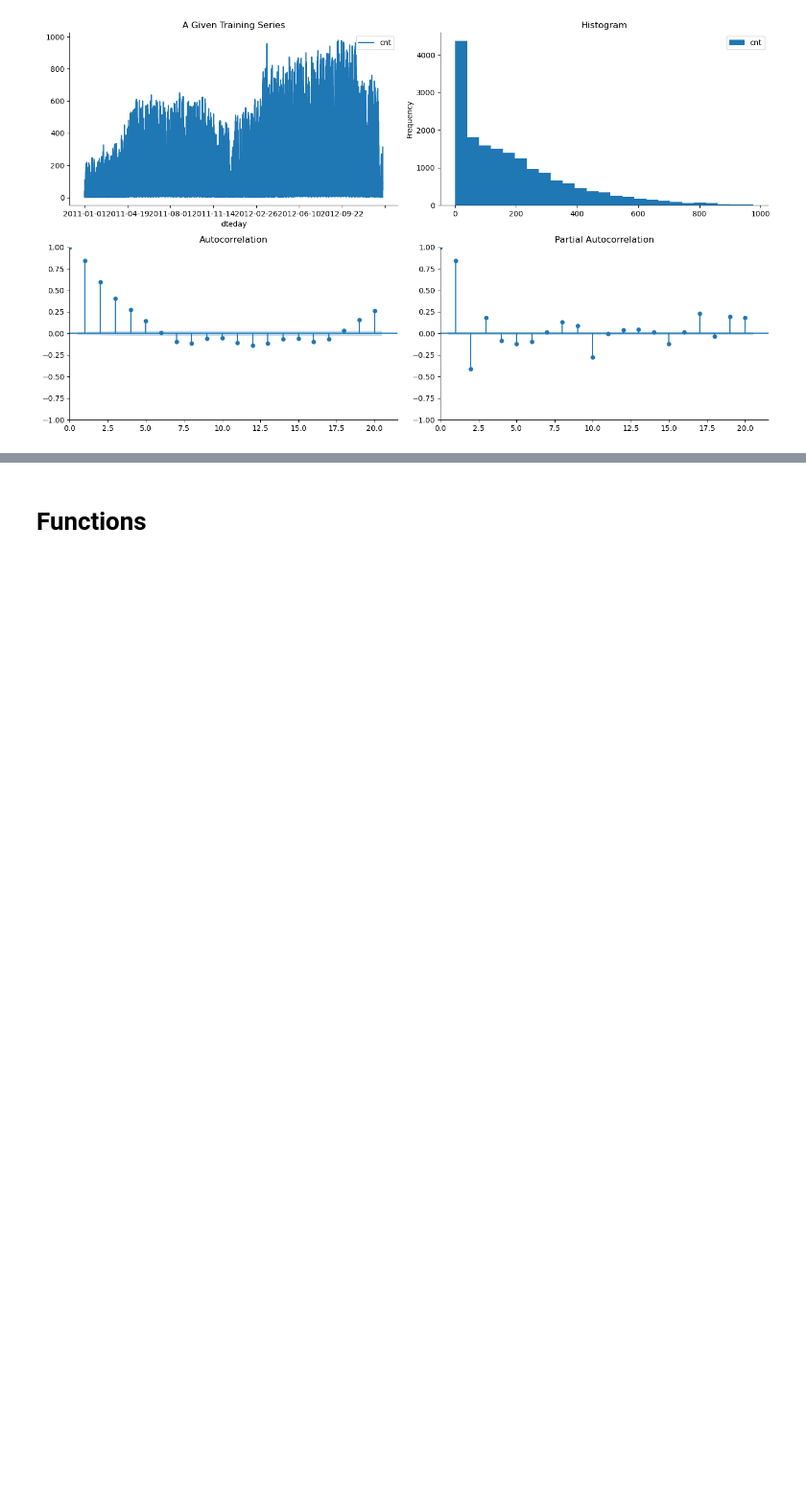
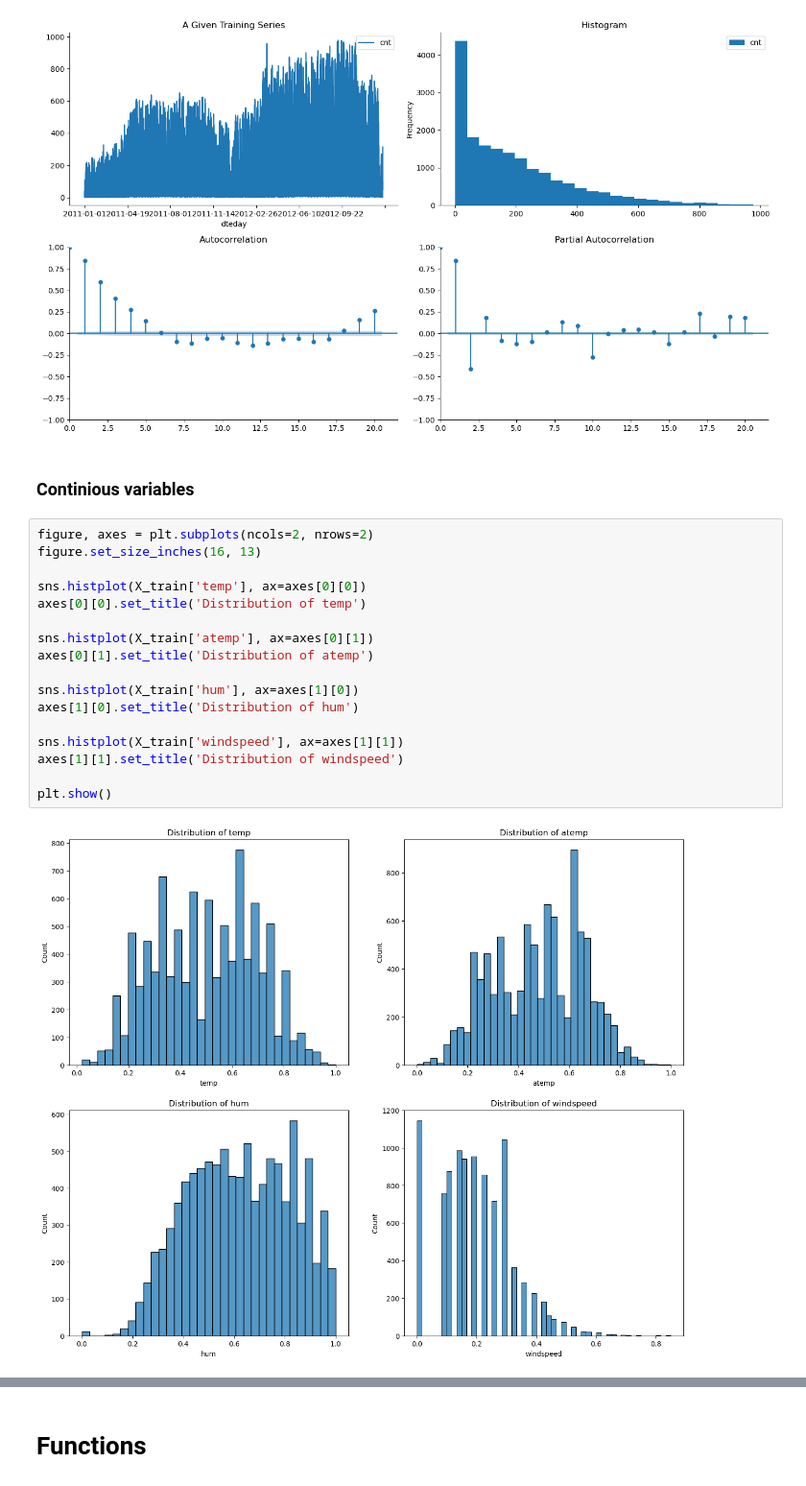
Before and after one commit to Sean-Chaos/DBA4711, a Jupyter notebook: DBA 4711 Group Project - Sean.ipynb, the cells around one changed output, grey strips where cells are left out. Shown at 96% size. Saved outputs shown, nothing was run; the diff lists cells and outputs as text; blank space fills up the shorter version.

```diff
--- a/DBA 4711 Group Project - Sean.ipynb
+++ b/DBA 4711 Group Project - Sean.ipynb
@@ -164,3 +170,24 @@ temp.set_index('dteday', inplace=True)
 tsplot(temp, title='A Given Training Series', lags=20);
 # %% [output]
 [figure]
+# %% [markdown]
+### Continious variables
+# %%
+figure, axes = plt.subplots(ncols=2, nrows=2)
+figure.set_size_inches(16, 13)
+
+sns.histplot(X_train['temp'], ax=axes[0][0])
+axes[0][0].set_title('Distribution of temp')
+
+sns.histplot(X_train['atemp'], ax=axes[0][1])
+axes[0][1].set_title('Distribution of atemp')
+
+sns.histplot(X_train['hum'], ax=axes[1][0])
+axes[1][0].set_title('Distribution of hum')
+
+sns.histplot(X_train['windspeed'], ax=axes[1][1])
+axes[1][1].set_title('Distribution of windspeed')
+
+plt.show()
+# %% [output]
+[figure, added]
```
Also changed, not shown: parts of 28 cells of this notebook.
